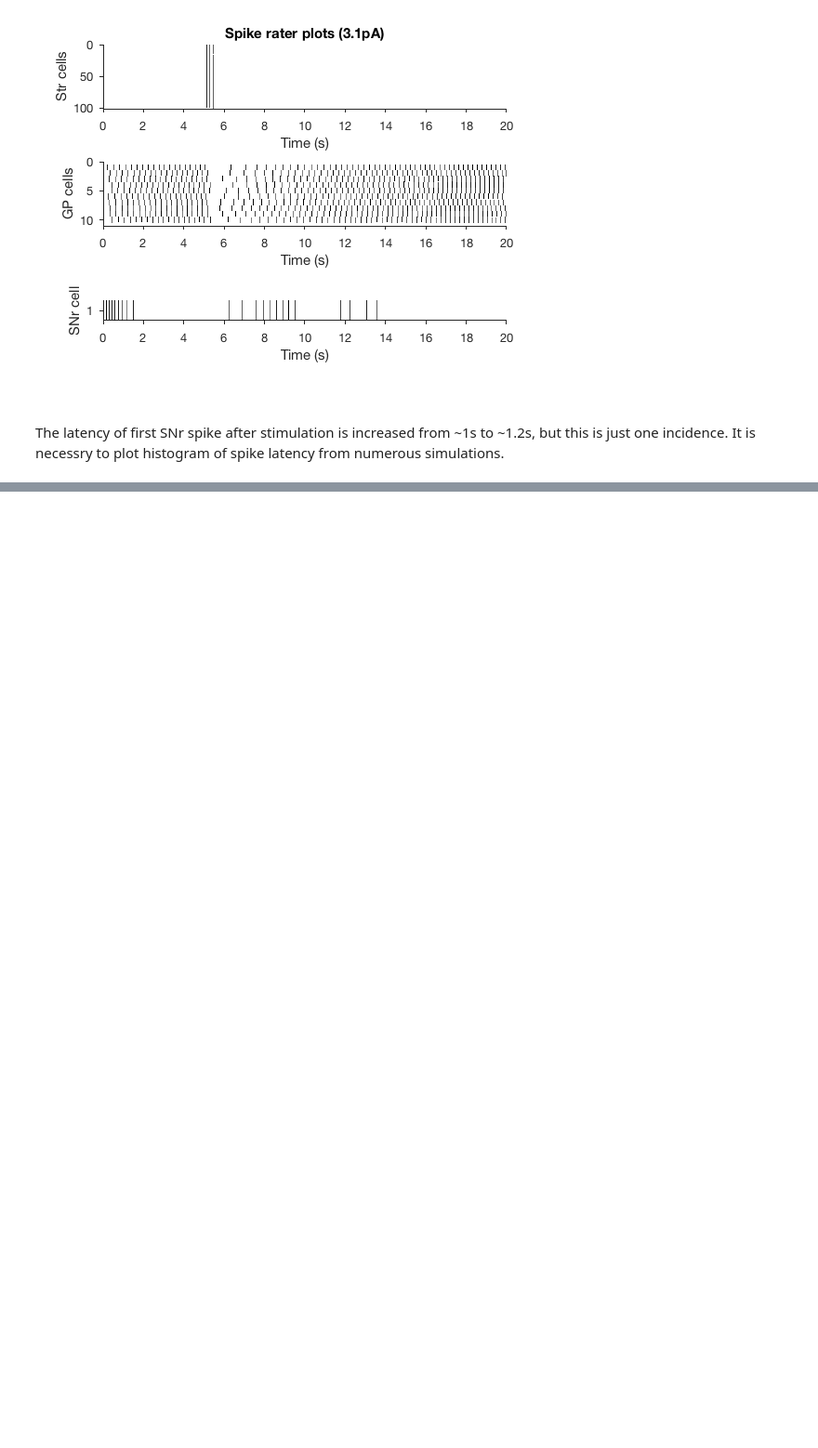
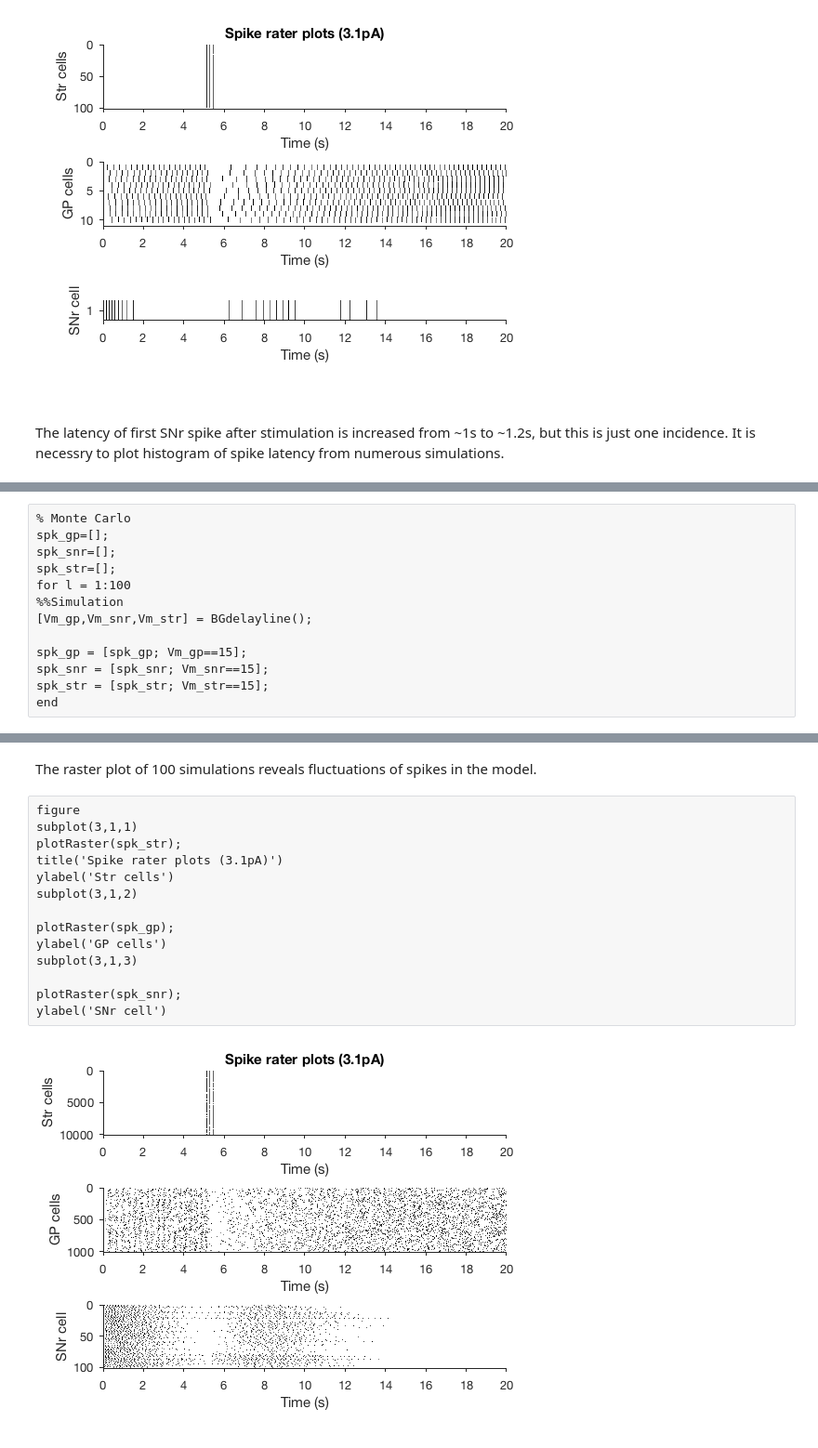
Before and after one commit to seulah-kim/delaylineBG, a Jupyter notebook: BGdelayline Prototype.ipynb, the cells around one changed output, grey strips where cells are left out. Shown: that part at 93% size. Cells and saved outputs as stored; diff of their text form; blank space fills up the shorter version.

Commit message:
Monte Carlo simulation

```diff
--- a/BGdelayline Prototype.ipynb
+++ b/BGdelayline Prototype.ipynb
@@ -177,0 +182,13 @@ To Do: introduce a sampling method (ex Monte Carlo) so that I can analyze distri
+# %%
+% Monte Carlo
+spk_gp=[];
+spk_snr=[];
+spk_str=[];
+for l = 1:100
+%%Simulation
+[Vm_gp,Vm_snr,Vm_str] = BGdelayline();
+
+spk_gp = [spk_gp; Vm_gp==15];
+spk_snr = [spk_snr; Vm_snr==15];
+spk_str = [spk_str; Vm_str==15];
+end
@@ -177,0 +213,18 @@ To Do: introduce a sampling method (ex Monte Carlo) so that I can analyze distri
+# %% [markdown]
+The raster plot of 100 simulations reveals fluctuations of spikes in the model.
+# %%
+figure
+subplot(3,1,1)
+plotRaster(spk_str);
+title('Spike rater plots (3.1pA)')
+ylabel('Str cells')
+subplot(3,1,2)
+
+plotRaster(spk_gp);
+ylabel('GP cells')
+subplot(3,1,3)
+
+plotRaster(spk_snr);
+ylabel('SNr cell')
+# %% [output]
+[figure, added]
```
Also changed, not shown: parts of 4 cells of this notebook, 2 other files.
